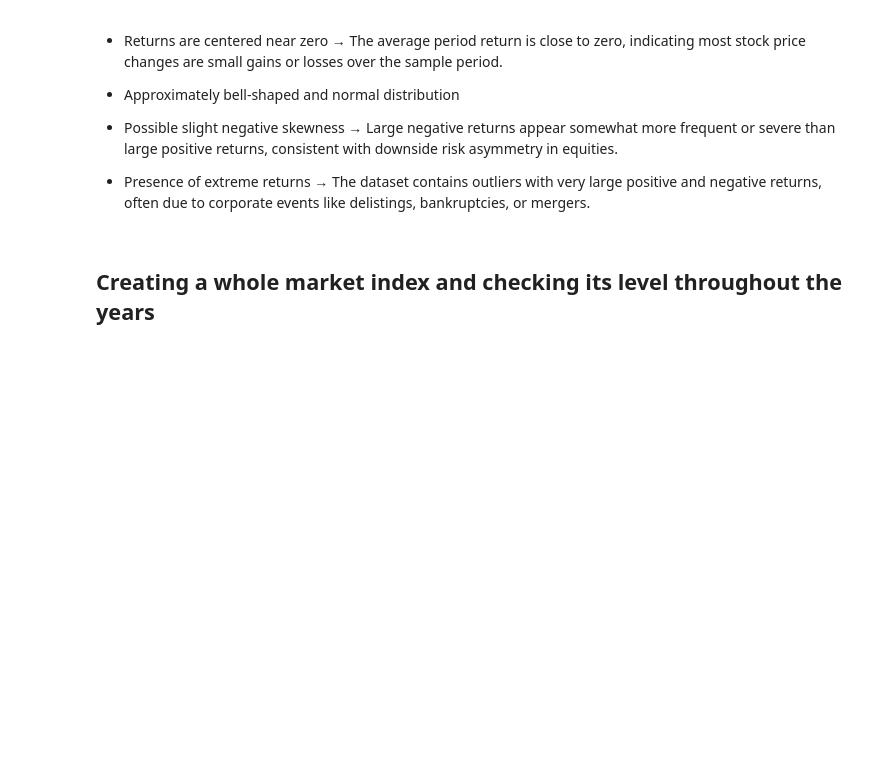
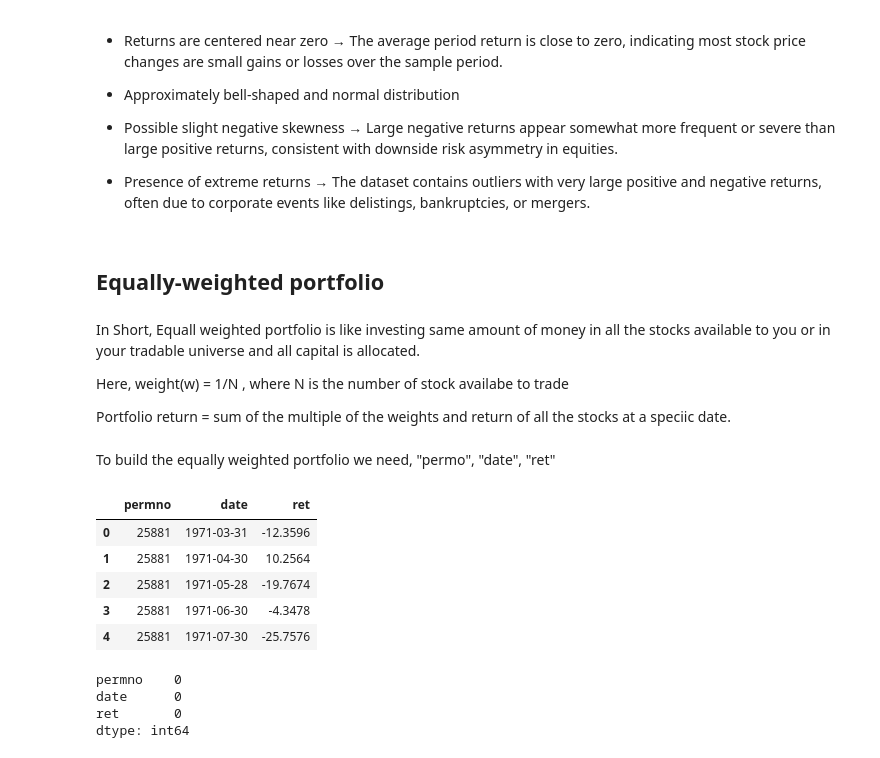
Before and after one commit to dhirajkk91/CCM_dataset, a Jupyter notebook: data_expo.ipynb, the cells around one changed output. Drawn from its saved outputs; the diff is of its cells as text; code cells hidden in the pictures; blank space fills up the shorter version.

```diff
--- a/data_expo.ipynb
+++ b/data_expo.ipynb
@@ -99,5 +125,14 @@ plt.show()
 * Possible slight negative skewness → Large negative returns appear somewhat more frequent or severe than large positive returns, consistent with downside risk asymmetry in equities.
 
 * Presence of extreme returns → The dataset contains outliers with very large positive and negative returns, often due to corporate events like delistings, bankruptcies, or mergers.
-# %% [markdown]
-## Creating a whole market index and checking its level throughout the years
+# %% [markdown]
+## Equally-weighted portfolio
+# %% [markdown]
+In Short, Equall weighted portfolio is like investing same amount of money in all the stocks available to you or in your tradable universe and all capital is allocated.
+
+Here, weight(w) = 1/N , where N is the number of stock availabe to trade
+
+Portfolio return = sum of the multiple of the weights and return of all the stocks at a speciic date.
+# %% [markdown]
+To build the equally weighted portfolio we need,
+    "permo", "date", "ret"
@@ -103,0 +141,16 @@ plt.show()
+# %%
+ew.head()
+# %% [output]
+|  | permno | date | ret |
+| 0 | 25881 | 1971-03-31 | -12.3596 |
+| 1 | 25881 | 1971-04-30 | 10.2564 |
+| 2 | 25881 | 1971-05-28 | -19.7674 |
+| 3 | 25881 | 1971-06-30 | -4.3478 |
+| 4 | 25881 | 1971-07-30 | -25.7576 |
+# %%
+ew.isna().sum()
+# %% [output]
+permno    0
+date      0
+ret       0
+dtype: int64
```
Also changed, not shown: parts of 13 cells of this notebook.
